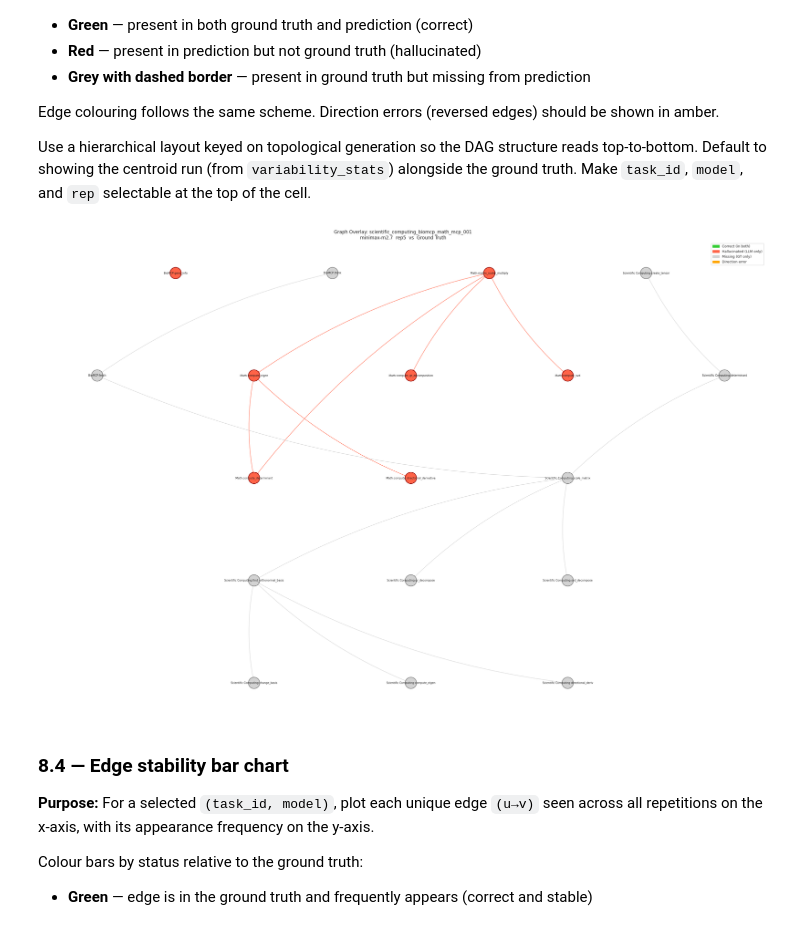
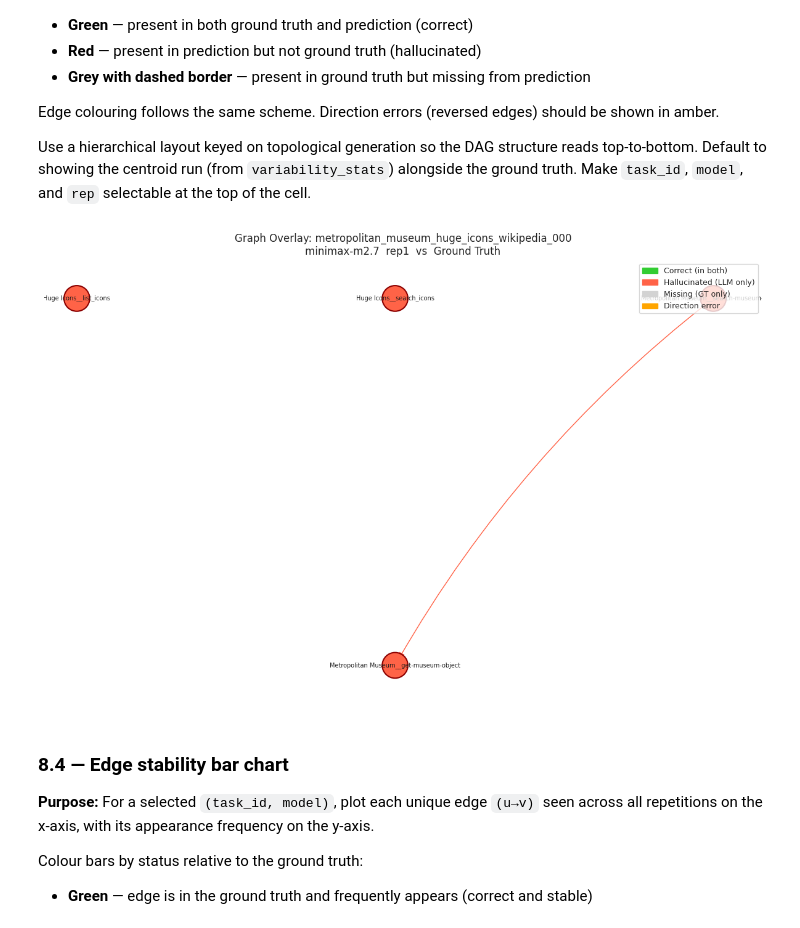
Before and after one commit to maxde18/mcp-bench, a Jupyter notebook: analysis/mcp_bench_graph_analysis.ipynb, the cells around one changed output. Cells and saved outputs as stored; diff of their text form; code cells hidden in the pictures.

```diff
--- a/analysis/mcp_bench_graph_analysis.ipynb
+++ b/analysis/mcp_bench_graph_analysis.ipynb
@@ -279,4 +279,12 @@ A single short cell that calls `load_raw_records()` then `build_all_graphs()`. K
 # %%
 records = load_all_records()
 llm_graphs, ground_truth_graphs = build_all_graphs(records)
+
+gt_graph = ground_truth_graphs.get("metropolitan_museum_huge_icons_wikipedia_000")
+
+
+nodes = gt_graph.number_of_nodes()
+edges = gt_graph.number_of_edges()
+
+print(f"Number of nodes is {nodes} and number of edges is {edges}")
 # %% [output]
@@ -1462,7 +1446,7 @@ Use a hierarchical layout keyed on topological generation so the DAG structure r
 # %%
 # ── Selectable variables ────────────────────────────────────────────────────
 viz_task_id      = consistency_df["task_id"].iloc[0]
-viz_variation_id = consistency_df["variation_id"].iloc[0]
+viz_variation_id = consistency_df["variation_id"].iloc[1]
 viz_model        = consistency_df["model"].iloc[0]
 # centroid rep (from consistency_df)
 _row = consistency_df.loc[
@@ -1516,34 +1500,34 @@ nx.draw_networkx_nodes(G_combined, pos, node_color=node_face,
 nx.draw_networkx_labels(G_combined, pos, ax=ax, font_size=7)
 
 for u, v in G_combined.edges():
     in_pred = (u, v) in pred_edges
     in_gt   = (u, v) in gt_edges
     if in_pred and in_gt:
         color = "limegreen"
     elif in_pred and (v, u) in gt_edges:
         color = "orange"     # direction error
     elif in_pred:
         color = "tomato"     # hallucinated edge
     else:
         color = "lightgrey"  # missing edge (GT only)
     nx.draw_networkx_edges(G_combined, pos, edgelist=[(u, v)],
                            edge_color=color, arrows=True, arrowsize=15,
                            connectionstyle="arc3,rad=0.1", ax=ax)
 
 legend_els = [
     mpatches.Patch(color="limegreen", label="Correct (in both)"),
     mpatches.Patch(color="tomato",    label="Hallucinated (LLM only)"),
     mpatches.Patch(color="lightgrey", label="Missing (GT only)"),
     mpatches.Patch(color="orange",    label="Direction error"),
 ]
 ax.legend(handles=legend_els, loc="upper right", fontsize=9)
 ax.set_title(f"Graph Overlay: {viz_task_id}\n{viz_model}  rep{viz_rep}  vs  Ground Truth")
 ax.axis("off")
 plt.tight_layout()
 plt.savefig(FIGURES_DIR / "graph_overlay.png", bbox_inches="tight")
 plt.show()
 # %% [output]
-[figure, old version]
+[figure, new version]
 # %% [markdown]
 ### 8.4 — Edge stability bar chart
 
```
Also changed, not shown: parts of 20 cells of this notebook, 34 other files.
